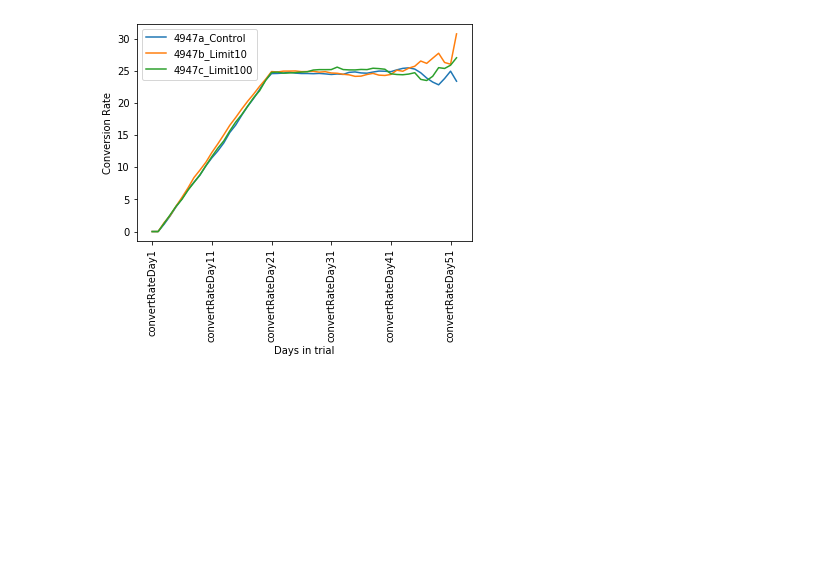
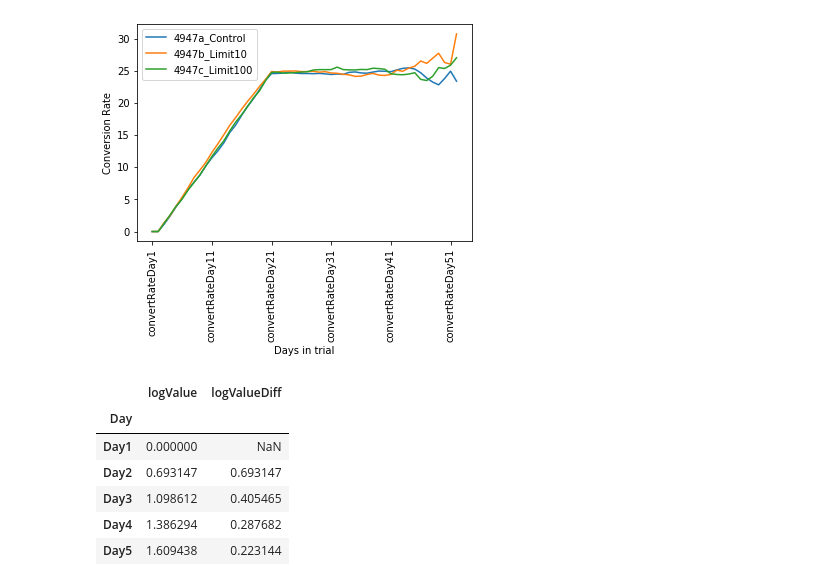
Before and after one commit to mattpupa/AB_TestForecast, a Jupyter notebook: AB_TestForecast_v1.ipynb, the cells around one changed output. Drawn from its saved outputs; the diff is of its cells as text; code cells hidden in the pictures; blank space fills up the shorter version.

```diff
--- a/AB_TestForecast_v1.ipynb
+++ b/AB_TestForecast_v1.ipynb
@@ -199,6 +204,20 @@ def create_natural_log_values():
 # run function to calculate natural log values by day of trial
 
 create_natural_log_values()
+# %%
+# Add column to logValues with the differences between each row of data
+
+logValues['logValueDiff'] = logValues['logValue'].diff()
+
+logValues.head()
+# %% [output]
+|  | logValue | logValueDiff |
+| Day |  |  |
+| Day1 | 0.000000 | NaN |
+| Day2 | 0.693147 | 0.693147 |
+| Day3 | 1.098612 | 0.405465 |
+| Day4 | 1.386294 | 0.287682 |
+| Day5 | 1.609438 | 0.223144 |
 # %%
 # Plot log values with matplotlib and check result of function
 
```
Also changed, not shown: parts of 18 cells of this notebook.
